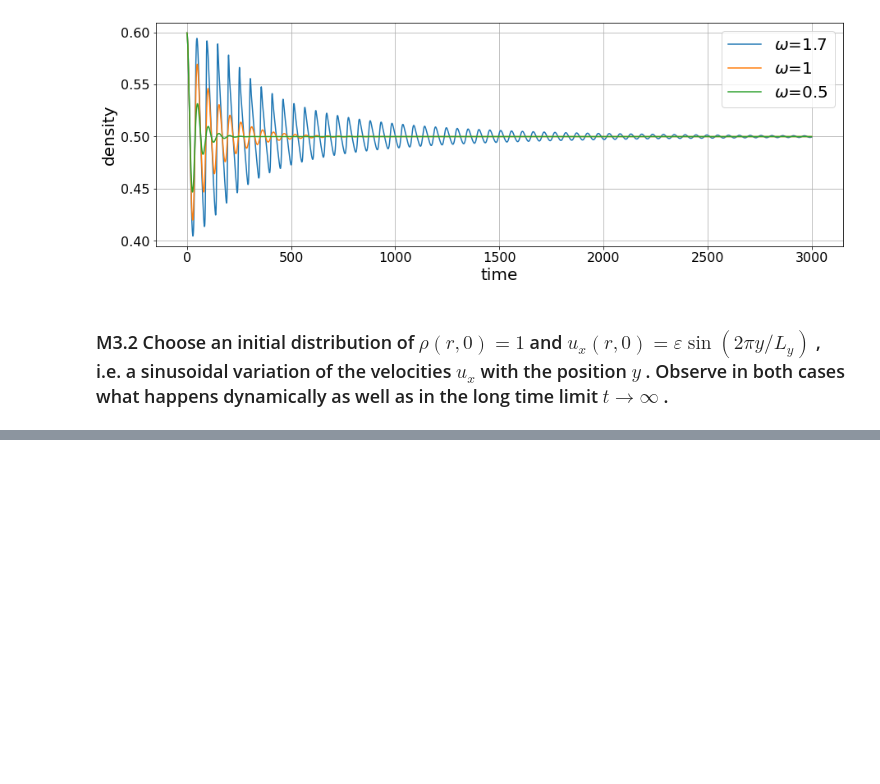
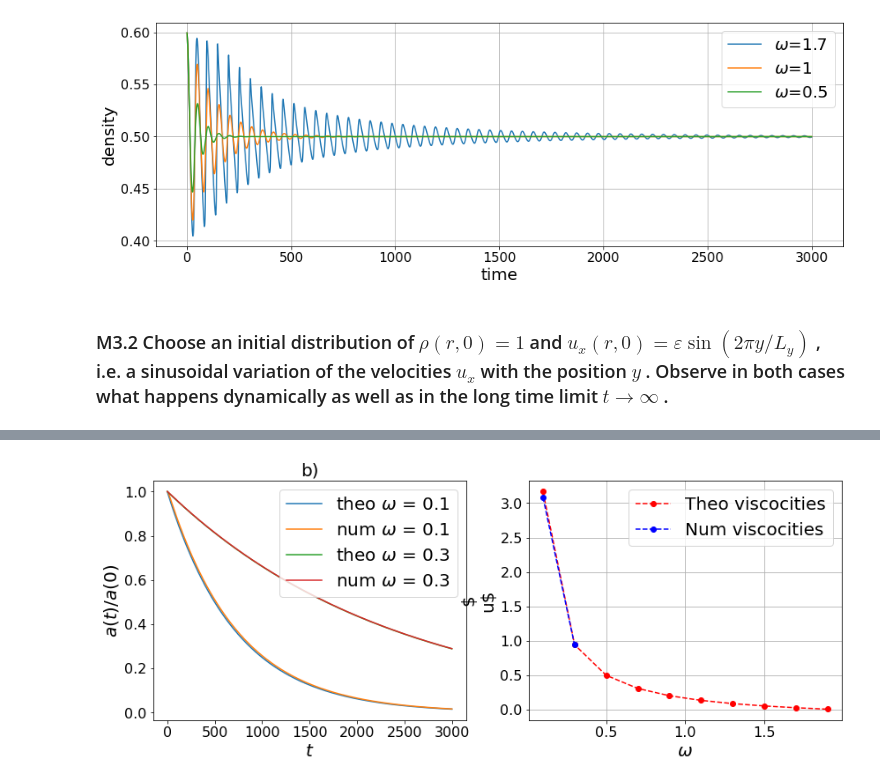
Before and after one commit to jonas27/pylbm, a Jupyter notebook: milestones/m3/m3.ipynb, the cells around one changed output, grey strips where cells are left out. Drawn from its saved outputs; the diff is of its cells as text; code cells hidden in the pictures; blank space fills up the shorter version.

```diff
--- a/milestones/m3/m3.ipynb
+++ b/milestones/m3/m3.ipynb
@@ -177,0 +215,60 @@ plt.close()
+# %%
+fig, ax = plt.subplots(figsize=(14,5))
+plt.axis('off')
+axs = fig.subplots(nrows=1, ncols=2)
+
+ax = axs[0]
+for a in amps_total[:2]:
+    omega = a[0]
+    amplitudes = []
+    for e in range(epochs):
+        nu = 1/3*(1/omega - 1/2)
+        amp = np.exp(-nu*(2*np.pi/y_dim)**2*e)
+        amplitudes.append(amp)
+    ax.plot(np.arange(epochs), amplitudes, label='theo $\omega$ = {}'.format(a[0].round(1)))
+
+    ax.plot(np.arange(epochs), a[1]/a[1][0], label='num $\omega$ = {}'.format(a[0].round(1)))
+
+# ax.set_title("Shear Wave Decay (empirical normalized amplitude)")
+ax.set_xlabel('time')
+ax.set_ylabel('$a(t)/a(0)$')
+ax.set_title('a)')
+ax.legend(fontsize=fontsize_label)
+ax.grid()
+
+for omega in omegas[:2]:
+    amplitudes = []
+    for e in range(epochs):
+        nu = 1/3*(1/omega - 1/2)
+        amp = np.exp(-nu*(2*np.pi/y_dim)**2*e)
+        amplitudes.append(amp)
+    plots.append([omega, amplitudes])
+
+# ax.set_title("Shear Wave Decay (theoretical normalized amplitude)")
+ax.set_xlabel('$t$')
+ax.set_ylabel('$a(t)/a(0)$')
+ax.set_title('b)')
+ax.legend(fontsize=fontsize_label)
+ax.grid()
+
+ax = axs[1]
+# fig, ax = plt.subplots(figsize=(8,5))
+nys_emp = []
+for amp in amps_total:
+    def func(x, a):
+        return np.exp(-a*x*((2*np.pi/y_dim)**2))
+    popt, pcov = curve_fit(func, np.arange(epochs), amp[1]/amp[1][0])
+    nys_emp.append(popt[0])
+vs_theo = 1/3*(1/omegas-0.5)
+ax.plot(omegas,vs_theo,'--ro', label='Theo viscocities')
+ax.plot(omegas[:2],nys_emp,'--bo', label='Num viscocities')
+# ax.set_title("Kinematic viscosity scaling with  ω")
+ax.set_xlabel('$\omega$')
+ax.set_ylabel('$\nu$')
+ax.legend(fontsize=fontsize_label)
+ax.grid()
+lbm.save_fig(fig, 'm3-3-update.pgf')
+plt.show()
+plt.close()
+# %% [output]
+[figure, added]
```
Also changed, not shown: parts of 4 cells of this notebook, 3 other files.
